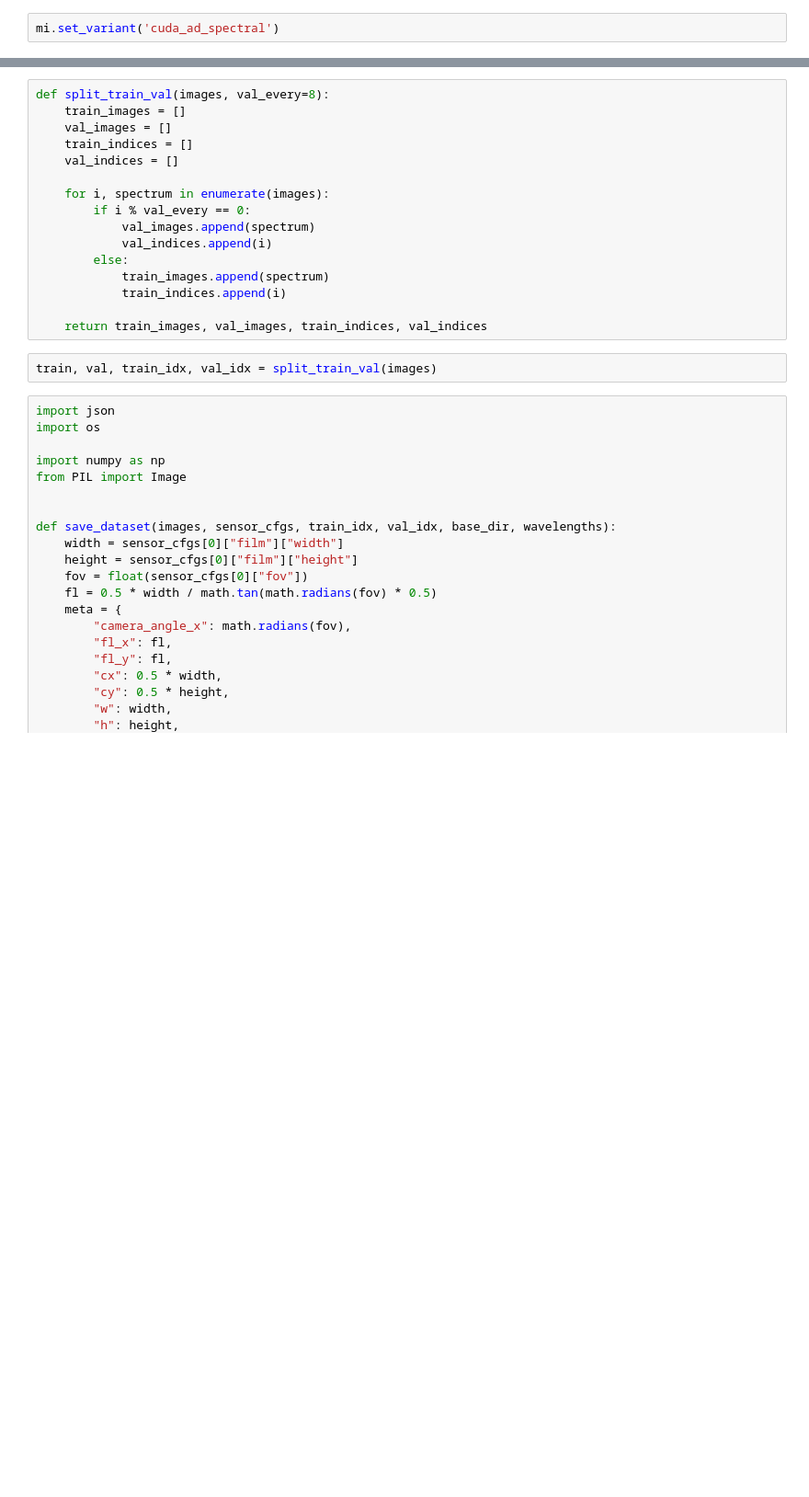
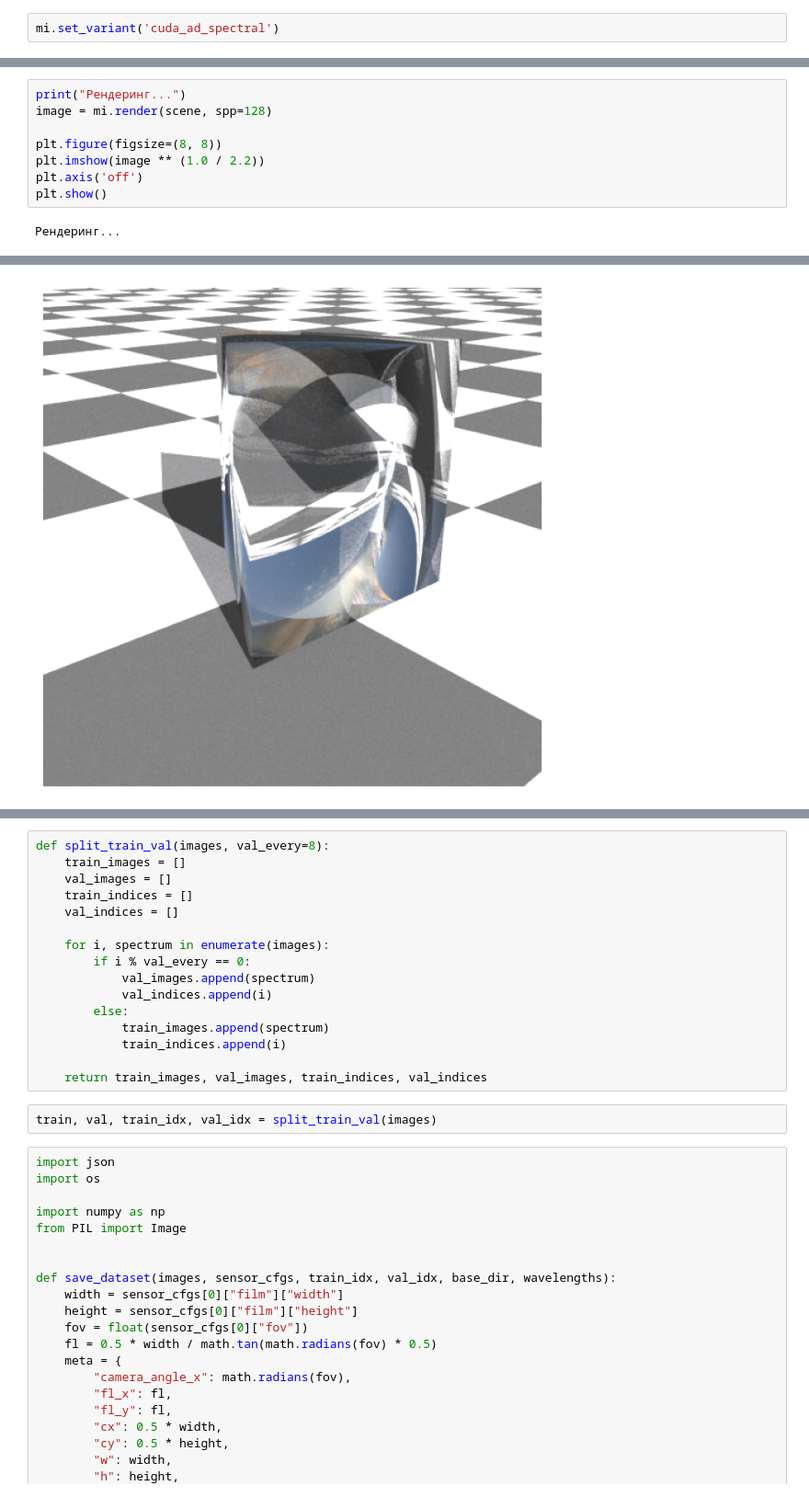
Before and after one commit to H5JKey/mitsuba-dataset-scripts, a Jupyter notebook: dataset.ipynb, the cells around one changed output, grey strips where cells are left out. Shown at 92% size. Saved outputs shown, nothing was run; the diff lists cells and outputs as text; blank space fills up the shorter version.

Commit message:
feat: new scene

```diff
--- a/dataset.ipynb
+++ b/dataset.ipynb
@@ -49 +109,11 @@ scene = mi.load_dict({
 })
+# %%
+print("Рендеринг...")
+image = mi.render(scene, spp=128)
+
+plt.figure(figsize=(8, 8))
+plt.imshow(image ** (1.0 / 2.2))
+plt.axis('off')
+plt.show()
+# %% [output]
+Рендеринг...
@@ -50,3 +121,4 @@ scene = mi.load_dict({
+[figure, added]
 # %%
 def spherical_positions(width: int, height: int, N: int, x: float, y: float, z: float, radius: float):
     sensors = []
```
Also changed, not shown: parts of 10 cells of this notebook.
